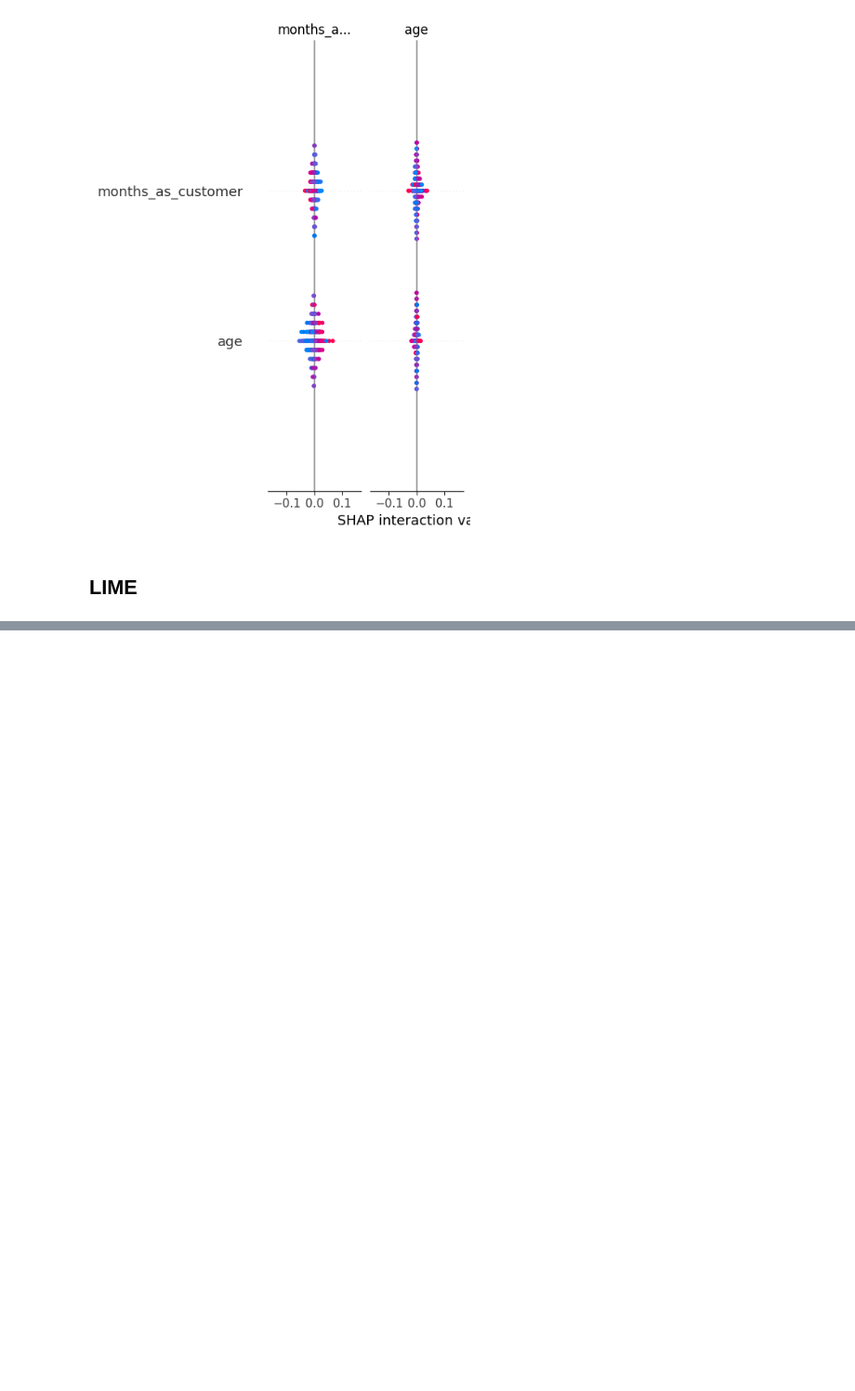
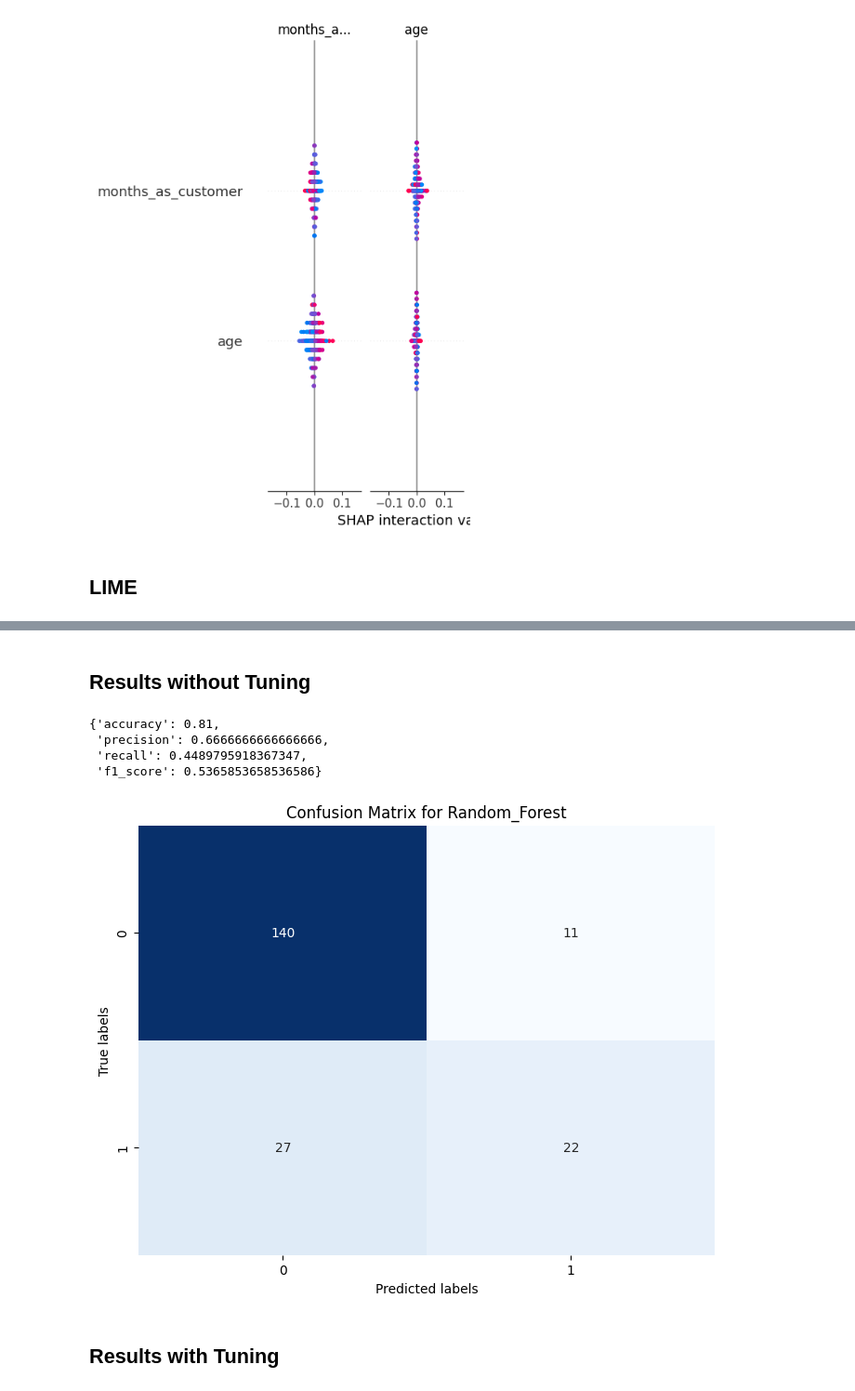
Before and after one commit to kevinchs0808/DSA4263-Project, a Jupyter notebook: main.ipynb, the cells around one changed output, grey strips where cells are left out. Shown: that part at 93% size. Drawn from its saved outputs; the diff is of its cells as text; code cells hidden in the pictures; blank space fills up the shorter version.

```diff
--- a/main.ipynb
+++ b/main.ipynb
@@ -31,16 +24,18 @@ import pandas as pd
 # %% [markdown]
 # Import Dataset
 # %%
-df = pd.read_csv("insurance_claims.csv")
+df = pd.read_csv("Data/Raw/insurance_claims.csv")
 # %% [markdown]
 # EDA Insight
 # %% [markdown]
 # Data Preprocessing
 # %%
-X_train, X_test, y_train, y_test = preprocessing.preprocess_pipeline(df,
-                                                                     encoding = True,
-                                                                     normalization = True,
-                                                                     oversampling_strategy = "SMOTENC")
+X_train, X_test, y_train, y_test = preprocessing.preprocess_pipeline(
+    df,
+    encoding = True,
+    normalization = True,
+    oversampling_strategy = "SMOTENC"
+    )
 # %%
 print(len(X_train))
 print(len(X_test))
@@ -119,0 +130,28 @@ modelling_pipeline.lime_explanation(model_name="Random_Forest", chosen_index=0,
+# %%
+rf_model = models.IndividualModel(
+    model_func = RandomForestClassifier,
+    param_info = parameters.RANDOM_FOREST_INFORMATION,
+    X_train = X_train,
+    X_test = X_test,
+    y_train = y_train,
+    y_test = y_test
+    )
+# %% [markdown]
+## Results without Tuning
+# %%
+rf_model.train()
+rf_model.predict()
+# %%
+# No Tuning is already decent, with bad recall though
+rf_model.evaluate()
+# %% [output]
+{'accuracy': 0.81,
+ 'precision': 0.6666666666666666,
+ 'recall': 0.4489795918367347,
+ 'f1_score': 0.5365853658536586}
+# %%
+cm_rf_base = rf_model.plot_confusion_matrix()
+# %% [output]
+[figure, added]
+# %% [markdown]
+## Results with Tuning
```
Also changed, not shown: parts of 29 cells of this notebook, 6 other files.
